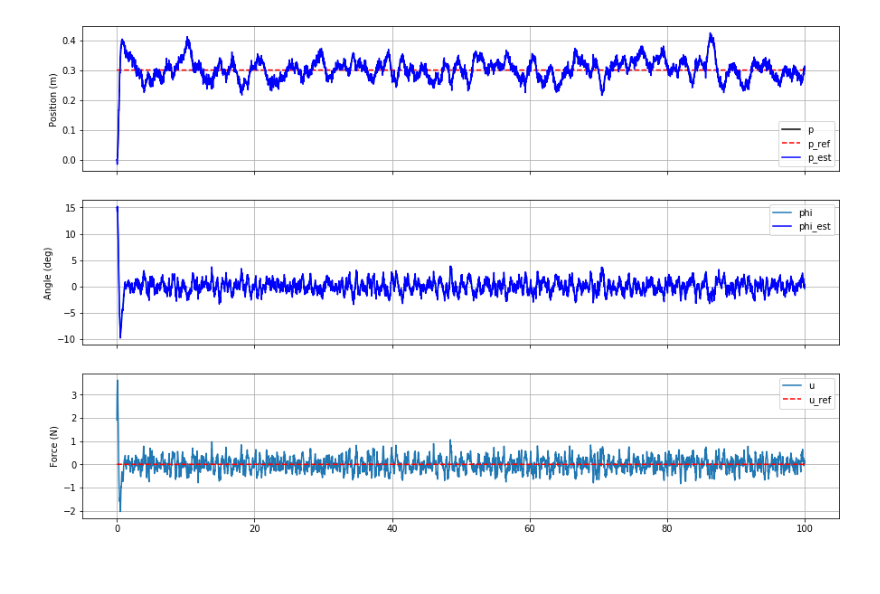
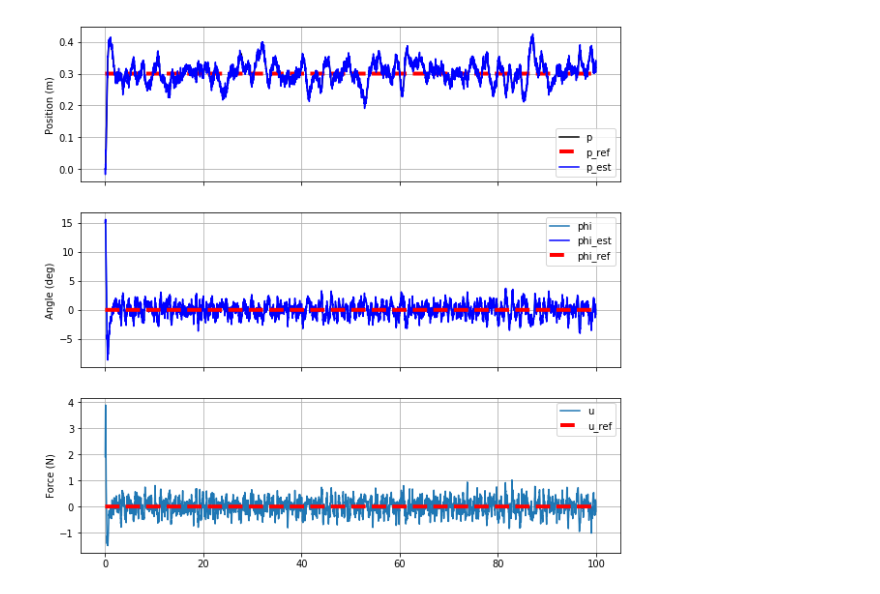
Before and after one commit to forgi86/pyMPC, a Jupyter notebook: examples/example_inverted_pendulum_kalman.ipynb, the cells around one changed output. Cells and saved outputs as stored; diff of their text form; code cells hidden in the pictures; blank space fills up the shorter version.

```diff
--- a/examples/example_inverted_pendulum_kalman.ipynb
+++ b/examples/example_inverted_pendulum_kalman.ipynb
@@ -49,3 +101,8 @@ std_ntheta = 0.01
+# %%
+# Standard deviation of the measurement noise on position and angle
+
+std_npos = 0.01
+std_nphi = 0.01
 # %%
 # Reference input and states
 xref = np.array([0.3, 0.0, 0.0, 0.0])  # reference state
@@ -107,8 +164,8 @@ for i in range(nsim):
     # System
     y_step = Cd.dot(x_step)  # y[k+1]
     ymeas_step = y_step
-    ymeas_step[0] += std_npos * np.random.randn()
-    ymeas_step[1] += std_ntheta * np.random.randn()
+    ymeas_step[0] += std_npos*np.random.randn()
+    ymeas_step[1] += std_nphi*np.random.randn()
     # Estimator
     yest_step = Cd.dot(x_step_est)
     # MPC
@@ -146,22 +203,23 @@ time_sim = time.time() - time_start
 # %%
 # Plot results
 
-fig, axes = plt.subplots(3, 1, figsize=(15, 10), sharex=True)
+fig, axes = plt.subplots(3, 1, figsize=(10, 10), sharex=True)
 axes[0].plot(t_vec, x_vec[:, 0], "k", label='p')
-axes[0].plot(t_vec, xref[0] * np.ones(np.shape(t_vec)), "r--", label="p_ref")
+axes[0].plot(t_vec, xref[0] * np.ones(np.shape(t_vec)), "r--", linewidth=4, label="p_ref")
 axes[0].plot(t_vec, x_est_vec[:, 0], "b", label="p_est")
 axes[0].set_ylabel("Position (m)")
 
 axes[1].plot(t_vec, x_vec[:, 2] * 360 / 2 / np.pi, label="phi")
 axes[1].plot(t_vec, x_est_vec[:, 2] * 360 / 2 / np.pi, "b", label="phi_est")
+axes[1].plot(t_vec, xref[1] * np.ones(np.shape(t_vec)), "r--", linewidth=4, label="phi_ref")
 axes[1].set_ylabel("Angle (deg)")
 
 axes[2].plot(t_vec, u_vec[:, 0], label="u")
-axes[2].plot(t_vec, uref * np.ones(np.shape(t_vec)), "r--", label="u_ref")
+axes[2].plot(t_vec, uref * np.ones(np.shape(t_vec)), "r--", linewidth=4, label="u_ref")
 axes[2].set_ylabel("Force (N)")
 
 for ax in axes:
     ax.grid(True)
     ax.legend()
 # %% [output]
-[figure, old version]
+[figure, new version]
```
Also changed, not shown: parts of 7 cells of this notebook, 2 other files.
